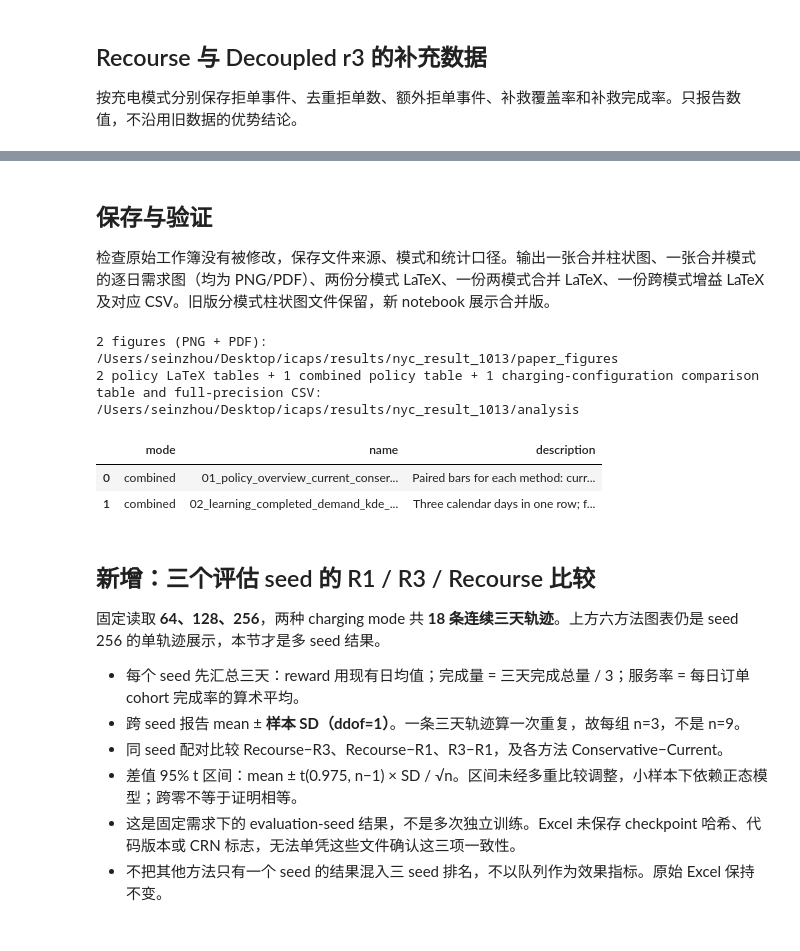
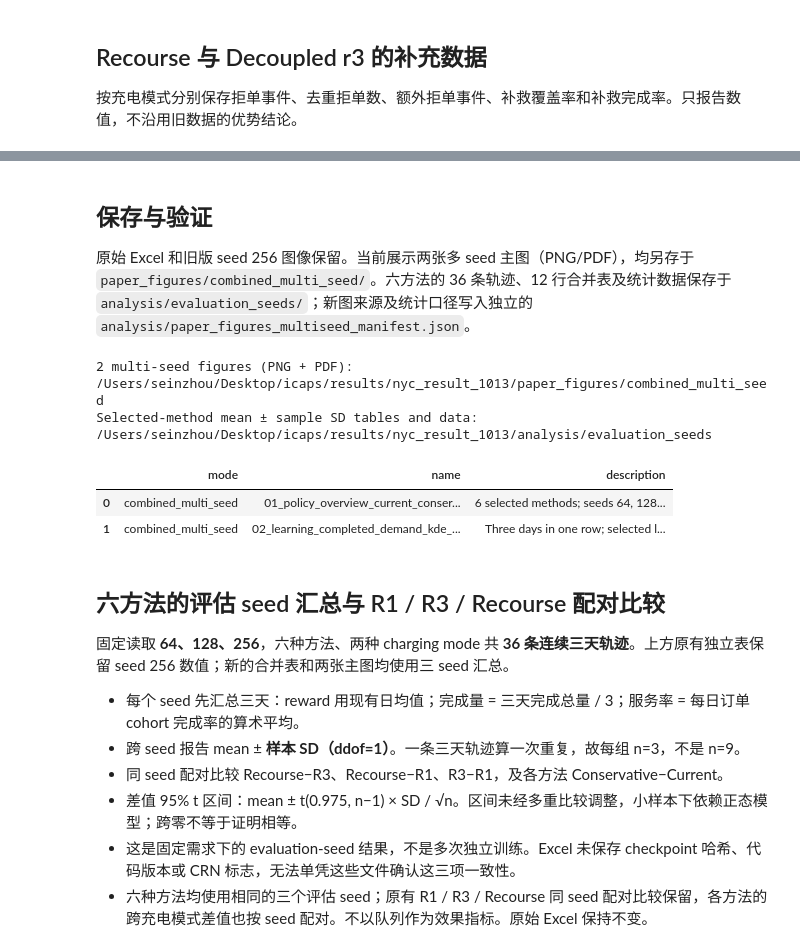
Before and after one commit to miluosi/icaps, a Jupyter notebook: plot_nye_data.ipynb, the cells around one changed output, grey strips where cells are left out. Saved outputs shown, nothing was run; the diff lists cells and outputs as text; code cells hidden in the pictures.

```diff
--- a/plot_nye_data.ipynb
+++ b/plot_nye_data.ipynb
@@ -534,9 +551,18 @@ Learning r1、Decoupled r3、Recourse 使用 seeds 64、128、256，显示均值
 # %%
 EVALUATION_SEEDS = (64, 128, 256)
-seed_batches = [reader(EVALUATION_SEEDS) for reader in
-                (read_r1_results_seed, read_r3_results_seed, read_macro_results_seed)]
+INCLUDE_NEURADP = False  # 暂时排除旧版 NeurADP 实验，原始文件保留。
+EVALUATION_METHODS = ['myopic_r1', 'myopic_r2', 'r1', 'r2', 'r3', 'macro']
+seed_readers = [read_myopic_r1_results_seed, read_myopic_r2_results_seed,
+                read_r1_results_seed, read_r2_results_seed,
+                read_r3_results_seed, read_macro_results_seed]
+if INCLUDE_NEURADP:
+    EVALUATION_METHODS.insert(2, 'neuradp')
+    seed_readers.insert(2, read_neuradp_results_seed)
+seed_batches = [reader(EVALUATION_SEEDS) for reader in seed_readers]
 seed_result = save_evaluation_seed_analysis(
-    analyze_evaluation_seeds(DATA_DIR, EVALUATION_SEEDS, batches=seed_batches), DATA_DIR)
+    analyze_evaluation_seeds(DATA_DIR, EVALUATION_SEEDS, batches=seed_batches,
+                             methods=EVALUATION_METHODS), DATA_DIR)
+assert ('neuradp' in set(seed_result['records'].method)) == INCLUDE_NEURADP
 print(seed_result['fleet_latex'])
 # %% [output]
 \begin{table*}[!t]
@@ -951,46 +962,49 @@ conservative
 # %% [markdown]
 ## 保存与验证
 
-检查原始工作簿没有被修改，保存文件来源、模式和统计口径。输出一张合并柱状图、一张合并模式的逐日需求图（均为 PNG/PDF）、两份分模式 LaTeX、一份两模式合并 LaTeX、一份跨模式增益 LaTeX 及对应 CSV。旧版分模式柱状图文件保留，新 notebook 展示合并版。
+原始 Excel 和旧版 seed 256 图像保留。当前展示两张多 seed 主图（PNG/PDF），均另存于 `paper_figures/combined_multi_seed/`。六方法的 36 条轨迹、12 行合并表及统计数据保存于 `analysis/evaluation_seeds/`；新图来源及统计口径写入独立的 `analysis/paper_figures_multiseed_manifest.json`。
 # %%
 assert len(FIGURES) == 2
-sources = [source for run in runs.values() for source in run['sources']]
+sources = seed_result['sources']
 for source in sources:
     assert hashlib.sha256((DATA_DIR / source['file']).read_bytes()).hexdigest() == source['sha256']
 manifest = {
     'sources': sources, 'figures': FIGURES,
-    'seed': runs['current']['seed'], 'days': runs['current']['days'],
-    'dates': [pd.Timestamp(d).strftime('%Y-%m-%d') for d in runs['current']['dates']],
+    'included_methods': EVALUATION_METHODS, 'include_neuradp': INCLUDE_NEURADP,
+    'evaluation_seeds': list(EVALUATION_SEEDS), 'rollouts_per_configuration': len(EVALUATION_SEEDS),
+    'total_rollouts': len(seed_result['records']),
+    'days_per_rollout': int(seed_result['records'].days.iloc[0]),
+    'dates': sorted(seed_result['daily'].date.unique()),
     'continuous_evaluation': True,
     'conservative': 'real_conservative test mode; learned models also trained in real_conservative',
-    'table_service': 'Equal-weight mean of daily request-cohort completion / generated rates from daily_req_completion_summary',
-    'figure_recourse_coverage': '100 * recourse_requests / rejected_requests; unique requests; not completion success',
-    'figure_service': 'Equal-weight mean of daily request-cohort completion / generated rates; identical to policy-table Service',
+    'table_and_figure_service': 'Equal-weight mean of daily request-cohort completion rates within each rollout, then mean/sample SD across seeds',
+    'recourse_coverage': '100 * recourse_requests / rejected_requests; unique requests; not completion success',
+    'uncertainty': 'Error bars and coloured hourly bands are sample SD across evaluation seeds (ddof=1), not confidence intervals. Days are not independent replicates.',
     'daily_completion_styles': {'method': 'color', 'current': 'solid line, filled circle', 'conservative': 'dashed line, hollow square'},
-    'uncertainty': 'One seed. Demand KDE shading is not a confidence interval.',
-    'kde': 'Hourly bin centers weighted by generated requests; bandwidth 0.7; normalized over 0-24 hours',
+    'kde': 'Grey shading: shared demand KDE from hourly bin centers; bandwidth 0.7; normalized to daily demand over 0-24 hours; not uncertainty',
+    'old_figures': 'Single-seed files are preserved in their original folders',
 }
-(ANALYSIS_DIR / 'paper_figures_manifest.json').write_text(json.dumps(manifest, indent=2, ensure_ascii=False))
-print(f'2 figures (PNG + PDF): {FIG_DIR}')
-print(f'2 policy LaTeX tables + 1 combined policy table + 1 charging-configuration comparison table and full-precision CSV: {ANALYSIS_DIR}')
+(ANALYSIS_DIR / 'paper_figures_multiseed_manifest.json').write_text(json.dumps(manifest, indent=2, ensure_ascii=False))
+print(f'2 multi-seed figures (PNG + PDF): {FIG_DIR / "combined_multi_seed"}')
+print(f'Selected-method mean ± sample SD tables and data: {seed_result["output_dir"]}')
 display(pd.DataFrame(FIGURES))
 # %% [output]
-2 figures (PNG + PDF): /Users/seinzhou/Desktop/icaps/results/nyc_result_1013/paper_figures
-2 policy LaTeX tables + 1 combined policy table + 1 charging-configuration comparison table and full-precision CSV: /Users/seinzhou/Desktop/icaps/results/nyc_result_1013/analysis
+2 multi-seed figures (PNG + PDF): /Users/seinzhou/Desktop/icaps/results/nyc_result_1013/paper_figures/combined_multi_seed
+Selected-method mean ± sample SD tables and data: /Users/seinzhou/Desktop/icaps/results/nyc_result_1013/analysis/evaluation_seeds
 |  | mode | name | description |
-| 0 | combined | 01_policy_overview_current_conser... | Paired bars for each method: curr... |
-| 1 | combined | 02_learning_completed_demand_kde_... | Three calendar days in one row; f... |
+| 0 | combined_multi_seed | 01_policy_overview_current_conser... | 6 selected methods; seeds 64, 128... |
+| 1 | combined_multi_seed | 02_learning_completed_demand_kde_... | Three days in one row; selected l... |
 # %% [markdown]
-## 新增：三个评估 seed 的 R1 / R3 / Recourse 比较
+## 六方法的评估 seed 汇总与 R1 / R3 / Recourse 配对比较
 
-固定读取 **64、128、256**，两种 charging mode 共 **18 条连续三天轨迹**。上方六方法图表仍是 seed 256 的单轨迹展示，本节才是多 seed 结果。
+固定读取 **64、128、256**，六种方法、两种 charging mode 共 **36 条连续三天轨迹**。上方原有独立表保留 seed 256 数值；新的合并表和两张主图均使用三 seed 汇总。
 
 - 每个 seed 先汇总三天：reward 用现有日均值；完成量 = 三天完成总量 / 3；服务率 = 每日订单 cohort 完成率的算术平均。
 - 跨 seed 报告 mean ± **样本 SD（ddof=1）**。一条三天轨迹算一次重复，故每组 n=3，不是 n=9。
 - 同 seed 配对比较 Recourse−R3、Recourse−R1、R3−R1，及各方法 Conservative−Current。
 - 差值 95% t 区间：mean ± t(0.975, n−1) × SD / √n。区间未经多重比较调整，小样本下依赖正态模型；跨零不等于证明相等。
 - 这是固定需求下的 evaluation-seed 结果，不是多次独立训练。Excel 未保存 checkpoint 哈希、代码版本或 CRN 标志，无法单凭这些文件确认这三项一致性。
-- 不把其他方法只有一个 seed 的结果混入三 seed 排名，不以队列作为效果指标。原始 Excel 保持不变。
+- 六种方法均使用相同的三个评估 seed；原有 R1 / R3 / Recourse 同 seed 配对比较保留，各方法的跨充电模式差值也按 seed 配对。不以队列作为效果指标。原始 Excel 保持不变。
 # %%
 seed_records = seed_result['records']
 seed_daily = seed_result['daily']
```
Also changed, not shown: parts of 16 cells of this notebook, 6 other files.
